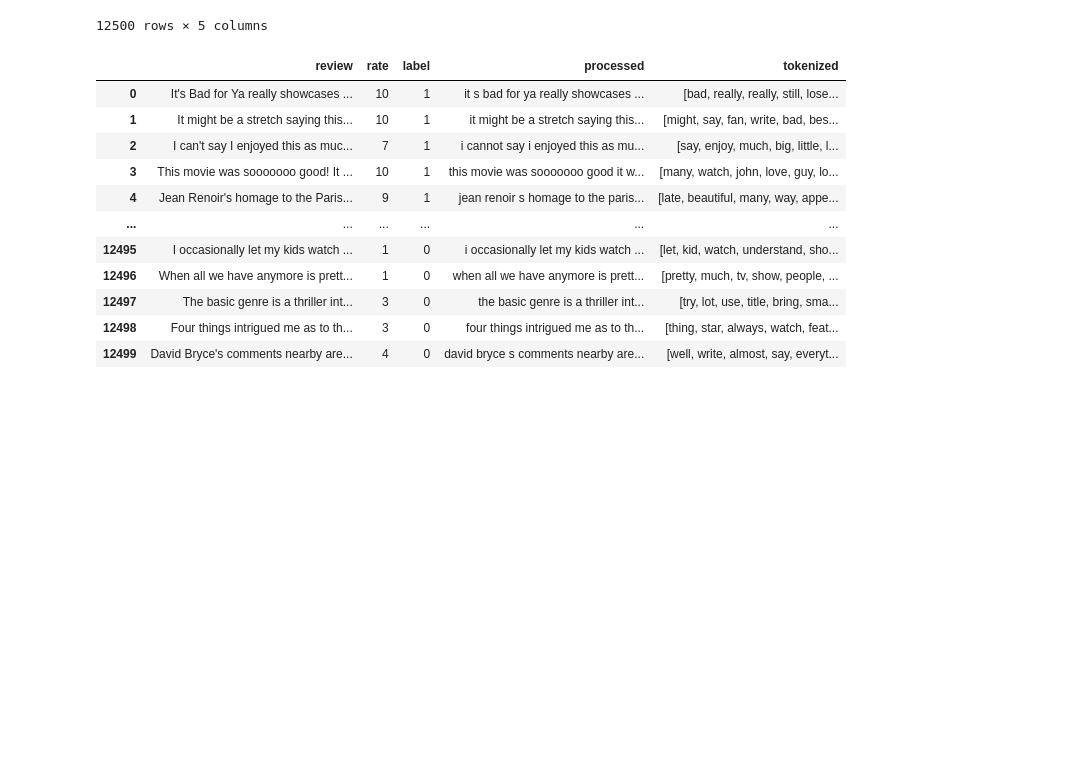
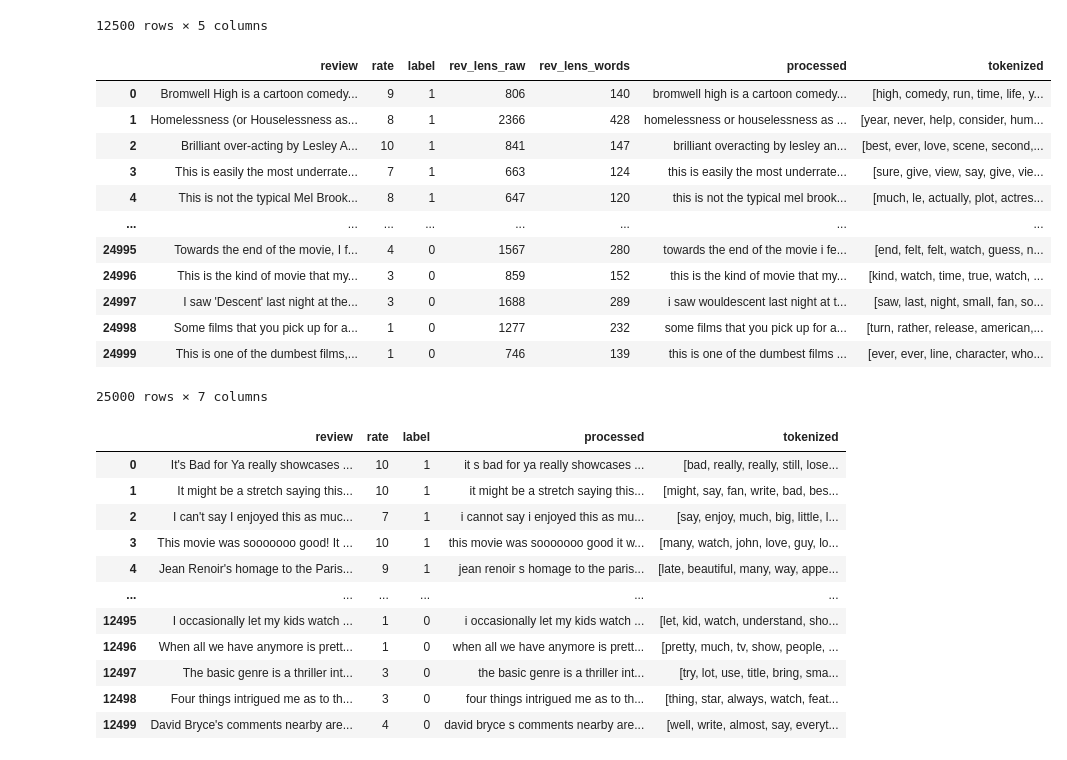
Before and after one commit to STProgrammer/GA-classification, a Jupyter notebook: GA-text-classification.ipynb, the cells around one changed output. Saved outputs shown, nothing was run; the diff lists cells and outputs as text; code cells hidden in the pictures; blank space fills up the shorter version.

```diff
--- a/GA-text-classification.ipynb
+++ b/GA-text-classification.ipynb
@@ -417,6 +473,22 @@ valid_set_processed
 | 12498 | Four things intrigued me as to th... | 3 | 0 | four things intrigued me as to th... | [thing, star, always, watch, feat... |
 | 12499 | David Bryce's comments nearby are... | 4 | 0 | david bryce s comments nearby are... | [well, write, almost, say, everyt... |
 12500 rows × 5 columns
+# %%
+train_set
+# %% [output]
+|  | review | rate | label | rev_lens_raw | rev_lens_words | processed | tokenized |
+| 0 | Bromwell High is a cartoon comedy... | 9 | 1 | 806 | 140 | bromwell high is a cartoon comedy... | [high, comedy, run, time, life, y... |
+| 1 | Homelessness (or Houselessness as... | 8 | 1 | 2366 | 428 | homelessness or houselessness as ... | [year, never, help, consider, hum... |
+| 2 | Brilliant over-acting by Lesley A... | 10 | 1 | 841 | 147 | brilliant overacting by lesley an... | [best, ever, love, scene, second,... |
+| 3 | This is easily the most underrate... | 7 | 1 | 663 | 124 | this is easily the most underrate... | [sure, give, view, say, give, vie... |
+| 4 | This is not the typical Mel Brook... | 8 | 1 | 647 | 120 | this is not the typical mel brook... | [much, le, actually, plot, actres... |
+| ... | ... | ... | ... | ... | ... | ... | ... |
+| 24995 | Towards the end of the movie, I f... | 4 | 0 | 1567 | 280 | towards the end of the movie i fe... | [end, felt, felt, watch, guess, n... |
+| 24996 | This is the kind of movie that my... | 3 | 0 | 859 | 152 | this is the kind of movie that my... | [kind, watch, time, true, watch, ... |
+| 24997 | I saw 'Descent' last night at the... | 3 | 0 | 1688 | 289 | i saw wouldescent last night at t... | [saw, last, night, small, fan, so... |
+| 24998 | Some films that you pick up for a... | 1 | 0 | 1277 | 232 | some films that you pick up for a... | [turn, rather, release, american,... |
+| 24999 | This is one of the dumbest films,... | 1 | 0 | 746 | 139 | this is one of the dumbest films ... | [ever, ever, line, character, who... |
+25000 rows × 7 columns
 # %%
 valid_set_processed
 # %% [output]
```
Also changed, not shown: parts of 12 cells of this notebook.
